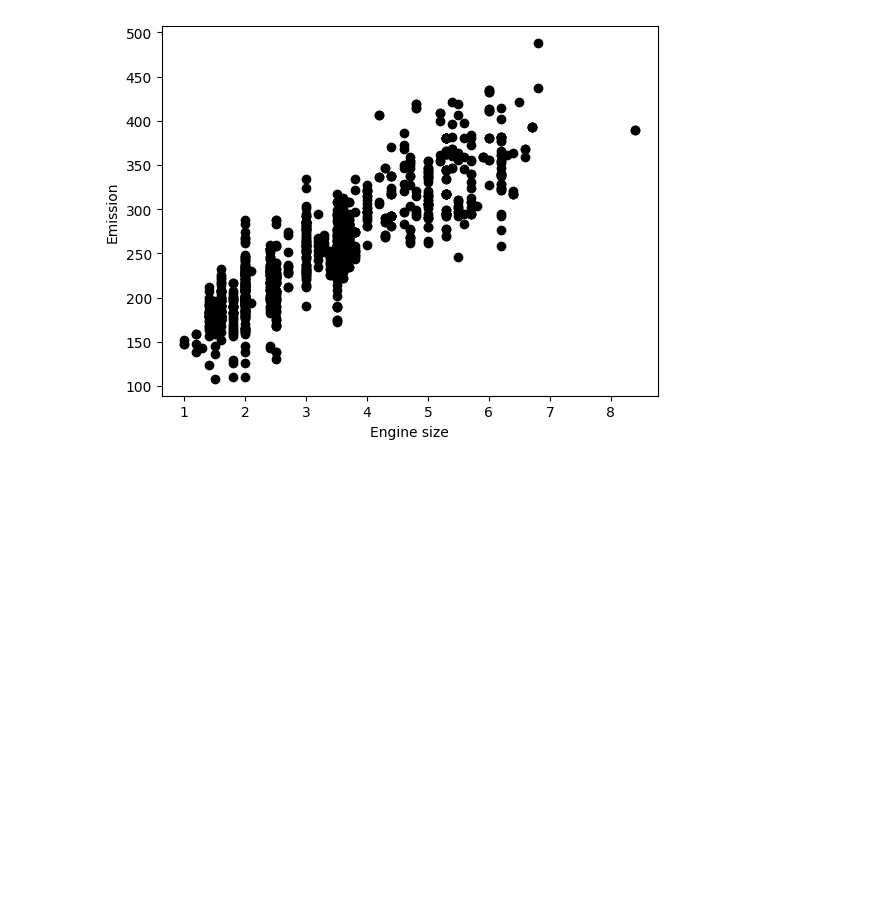
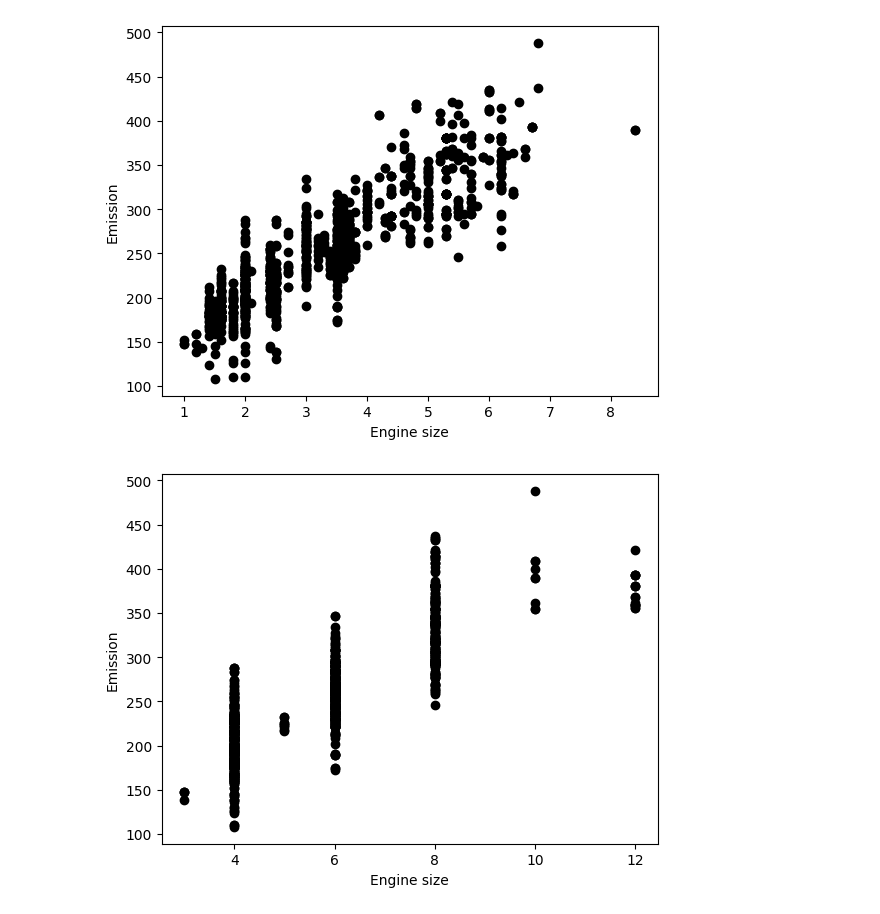
Before and after one commit to Calvince1/Colabs, a Jupyter notebook: ML.ipynb, the cells around one changed output. Cells and saved outputs as stored; diff of their text form; code cells hidden in the pictures; blank space fills up the shorter version.

```diff
--- a/ML.ipynb
+++ b/ML.ipynb
@@ -65,3 +71,10 @@ plt.ylabel("Emission")
 plt.show()
 # %% [output]
 [figure]
+# %%
+plt.scatter(kdf.CYLINDERS, kdf.CO2EMISSIONS,  color='black')
+plt.xlabel("Engine size")
+plt.ylabel("Emission")
+plt.show()
+# %% [output]
+[figure, added]
```
Also changed, not shown: parts of 15 cells of this notebook.
